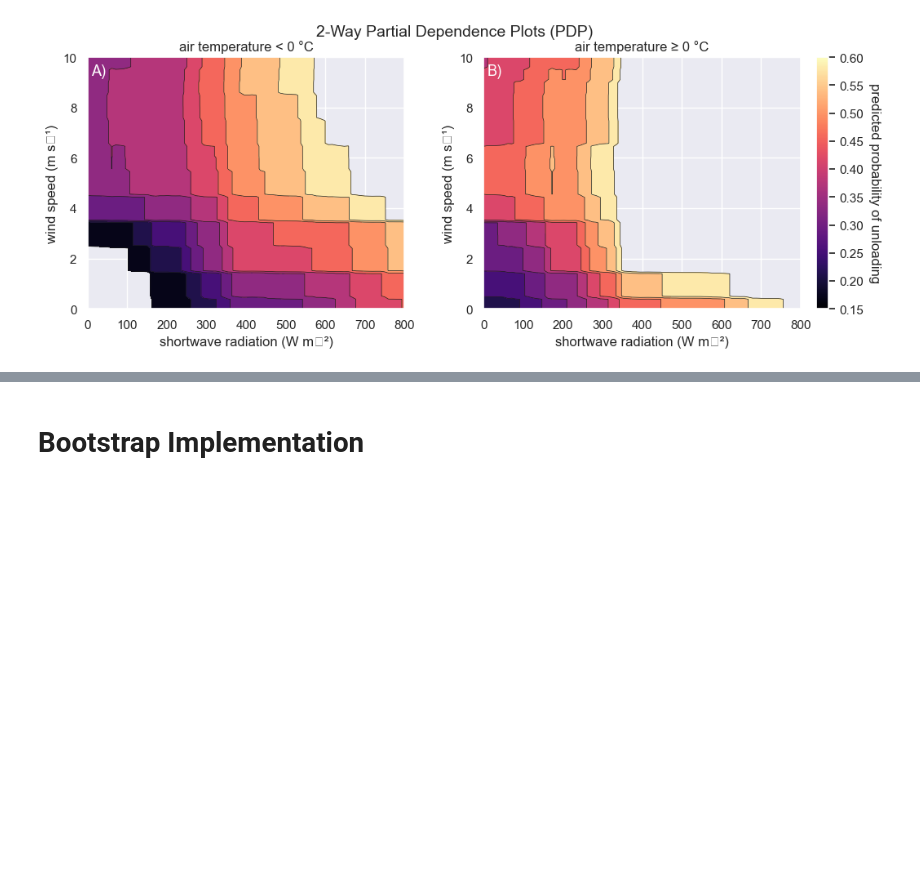
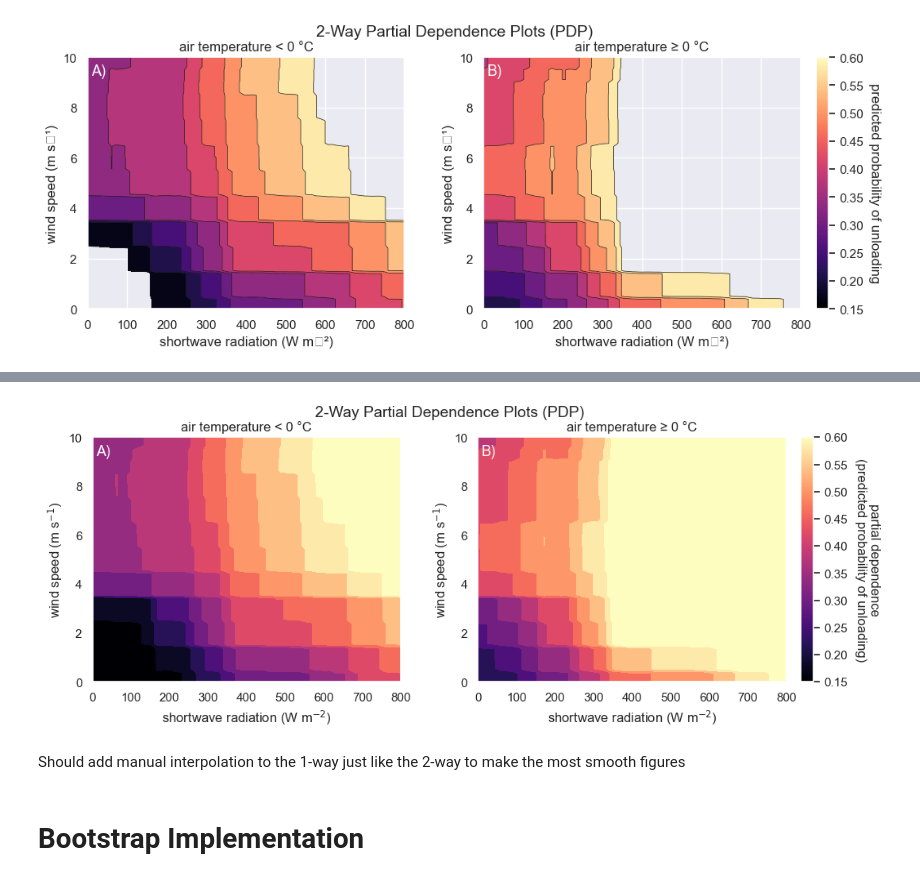
Before and after one commit to cassielumbrazo/unloading_regimes_analysis, a Jupyter notebook: manuscript_figures/Figures_7_8_manual_plot.ipynb, the cells around one changed output, grey strips where cells are left out. Saved outputs shown, nothing was run; the diff lists cells and outputs as text; code cells hidden in the pictures; blank space fills up the shorter version.

```diff
--- a/manuscript_figures/Figures_7_8_manual_plot.ipynb
+++ b/manuscript_figures/Figures_7_8_manual_plot.ipynb
@@ -583,3 +510,76 @@ plt.show()
+# %%
+fig, axes = plt.subplots(1, 2, figsize=(12, 4))
+plt.subplots_adjust(wspace=0.25)
+
+for ax, Z, title in zip(
+    axes,
+    [pdp_sw_wind_cold, pdp_sw_wind_warm],
+    ["air temperature < 0 °C", "air temperature ≥ 0 °C"]
+):
+    # --- INTERPOLATION STEP
+    xf, yf, zf = interpolate_2d_pdp(sw_grid, wind_grid, Z)
+
+    cf = ax.contourf(
+        xf,
+        yf,
+        zf.T,                 # orientation fix
+        # levels=levels,
+        levels=15,
+        cmap="magma",
+        vmin=vmin,
+        vmax=vmax
+    )
+
+    # ax.contour(
+    #     xf,
+    #     yf,
+    #     zf.T,
+    #     levels=levels,
+    #     colors="k",
+    #     linewidths=0.5
+    # )
+
+    ax.set_xlabel("shortwave radiation (W m$^{-2}$)")
+    ax.set_ylabel("wind speed (m s$^{-1}$)")
+    ax.set_title(title)
+
+# Shared colorbar
+cbar = fig.colorbar(
+    plt.cm.ScalarMappable(
+        norm=plt.Normalize(vmin, vmax),
+        cmap="magma"
+    ),
+    ax=axes,
+    fraction=0.04,
+    pad=0.02
+)
+
+cbar.set_label(
+    "partial dependence\n(predicted probability of unloading)",
+    rotation=270,
+    labelpad=30
+)
+
+# Panel labels
+axes[0].text(0.01, 0.97, "A)", transform=axes[0].transAxes,
+             fontsize=13, color="white",
+             ha="left", va="top")
+
+axes[1].text(0.01, 0.97, "B)", transform=axes[1].transAxes,
+             fontsize=13, color="white",
+             ha="left", va="top")
+
+# add a suptitle over the figures
+plt.suptitle('2-Way Partial Dependence Plots (PDP)', fontsize=14)
+
+# save the figure
+# plt.savefig("/home/cassie/python/repos/unloading_regimes_analysis/manuscript_figures/figures/Figures_8_manual.png", dpi=500, bbox_inches="tight")
+
+plt.show()
+# %% [output]
+[figure, added]
+# %% [markdown]
+Should add manual interpolation to the 1-way just like the 2-way to make the most smooth figures
 # %% [markdown]
 # Bootstrap Implementation
 # %%
```
Also changed, not shown: parts of 12 cells of this notebook, 2 other files.
